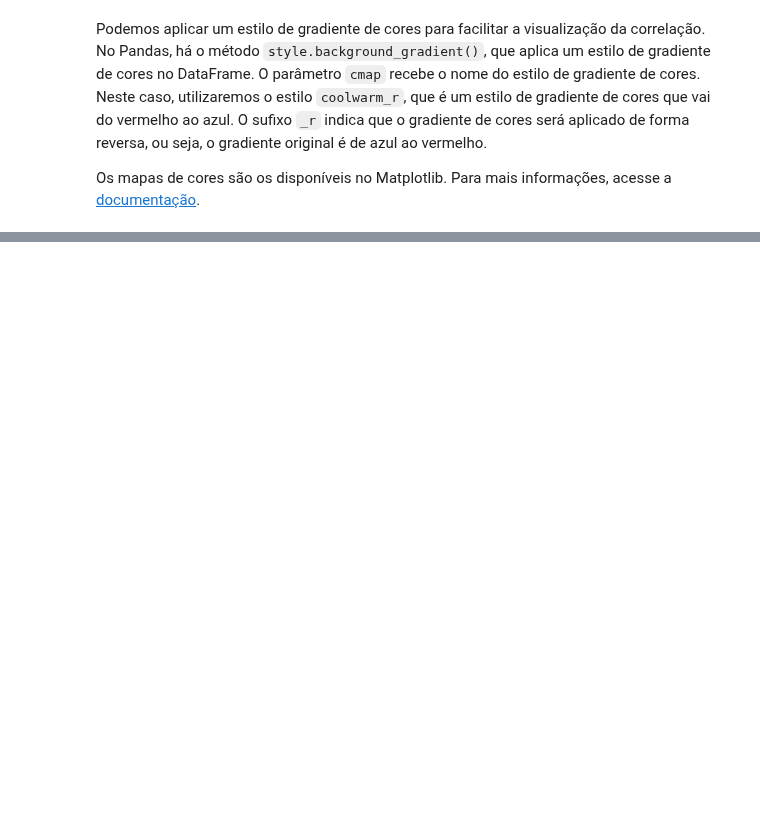
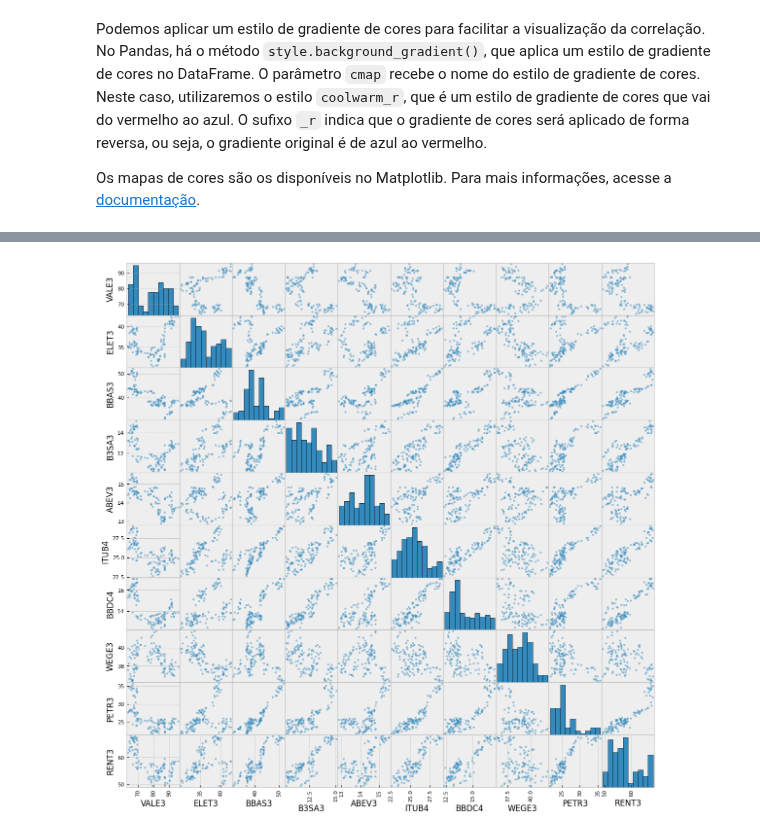
Before and after one commit to MathLopes29/Hashtag_AnaliseDados, a Jupyter notebook: Python/Cursos/Curso Hashtag/08_Matplot_Seaborn/08.5_Matplot_Pandas/32_pandas_visualizacoes_especificas_inicial.ipynb, the cells around one changed output, grey strips where cells are left out. Drawn from its saved outputs; the diff is of its cells as text; code cells hidden in the pictures; blank space fills up the shorter version.

Commit message:
Scatter e Histogram Fim de Matplotlib

```diff
--- a/Python/Cursos/Curso Hashtag/08_Matplot_Seaborn/08.5_Matplot_Pandas/32_pandas_visualizacoes_especificas_inicial.ipynb
+++ b/Python/Cursos/Curso Hashtag/08_Matplot_Seaborn/08.5_Matplot_Pandas/32_pandas_visualizacoes_especificas_inicial.ipynb
@@ -114,0 +153,6 @@ Os mapas de cores são os disponíveis no Matplotlib. Para mais informações, a
+# %%
+from pandas.plotting import scatter_matrix
+
+scatter_matrix(df_top_10_ibov, figsize=(14, 14), hist_kwds={'bins':10, 'edgecolor': 'Black'});
+# %% [output]
+[figure, added]
```
Also changed, not shown: parts of 5 cells of this notebook.
